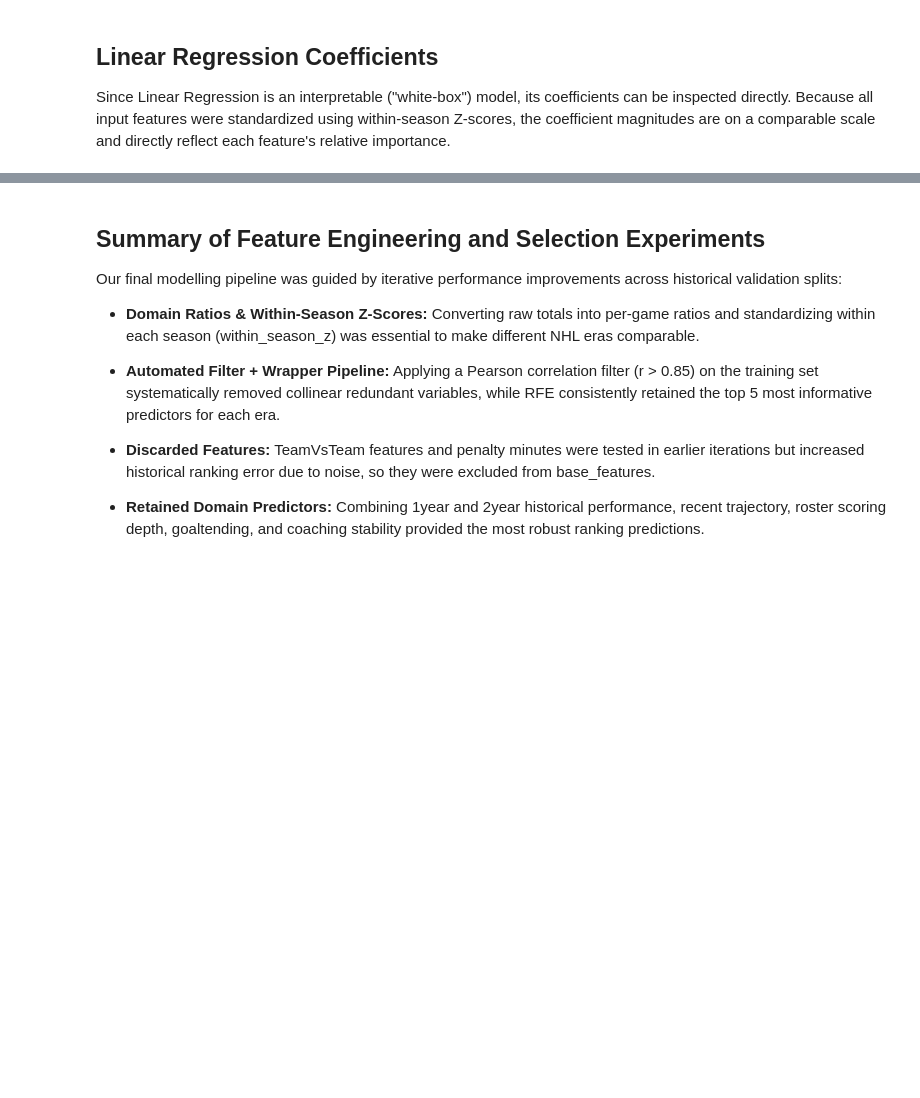
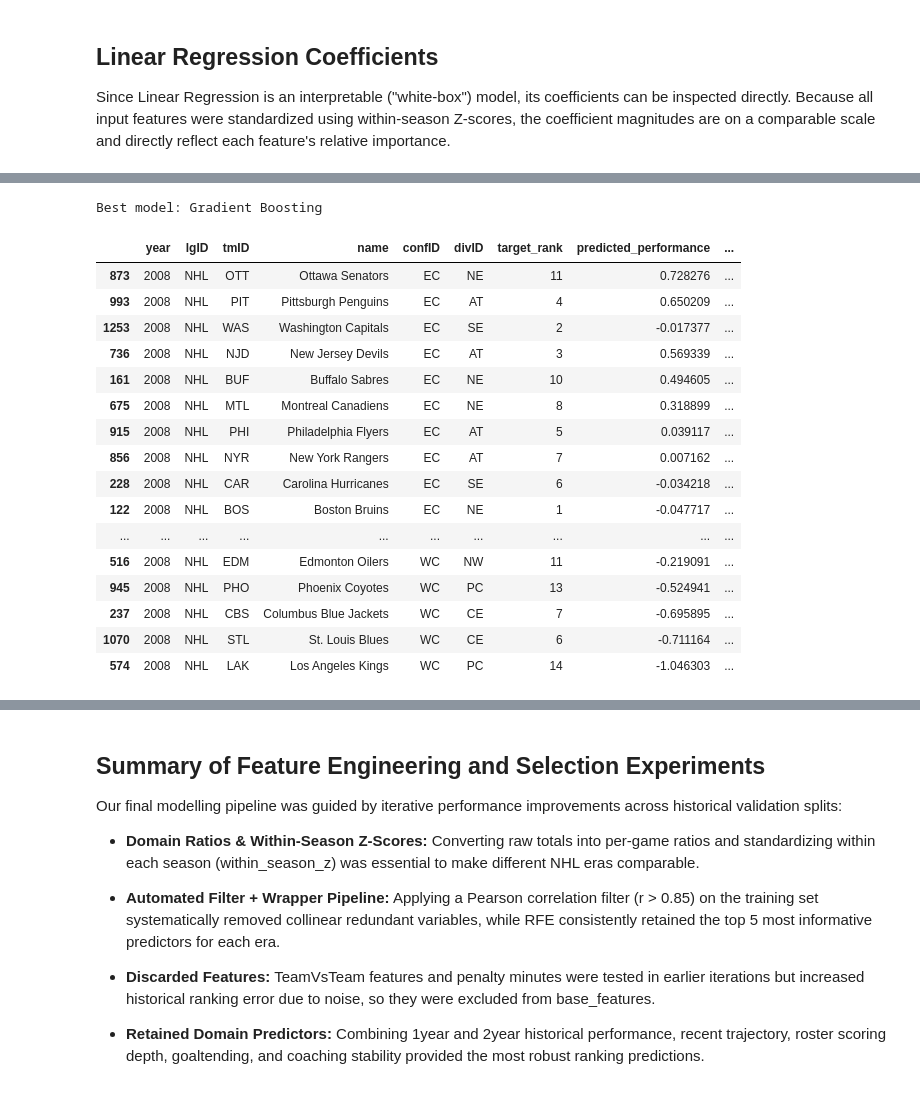
Before and after one commit to RodriguesS2/AC-ML-project, a Jupyter notebook: notebooks/model_Q1.ipynb, the cells around one changed output, grey strips where cells are left out. Drawn from its saved outputs; the diff is of its cells as text; code cells hidden in the pictures; blank space fills up the shorter version.

```diff
--- a/notebooks/model_Q1.ipynb
+++ b/notebooks/model_Q1.ipynb
@@ -795 +1384,58 @@ plt.show()
+# %%
+
+# Select best model for the selected development season
+best_model_name = best_model
+
+test_results = test[
+    [
+        "year",
+        "lgID",
+        "tmID",
+        "name",
+        "confID",
+        "divID",
+        "target_rank"
+    ]
+].copy()
+
+test_results["predicted_performance"] = predictions[best_model_name]
+
+# Calculate predicted regular-season ranking
+test_results["predicted_rank"] = calculate_ranking(
+    test_results,
+    score_col="predicted_performance"
+)
+
+# Calculate individual team ranking errors
+test_results["rank_error"] = (
+    test_results["target_rank"] -
+    test_results["predicted_rank"]
+).abs()
+
+print(f"Best model: {best_model_name}")
+
+display(
+    test_results.sort_values(
+        ["confID", "predicted_rank"]
+    )
+)
+# %% [output]
+Best model: Gradient Boosting
+|  | year | lgID | tmID | name | confID | divID | target_rank | predicted_performance | ... |
+| 873 | 2008 | NHL | OTT | Ottawa Senators | EC | NE | 11 | 0.728276 | ... |
+| 993 | 2008 | NHL | PIT | Pittsburgh Penguins | EC | AT | 4 | 0.650209 | ... |
+| 1253 | 2008 | NHL | WAS | Washington Capitals | EC | SE | 2 | -0.017377 | ... |
+| 736 | 2008 | NHL | NJD | New Jersey Devils | EC | AT | 3 | 0.569339 | ... |
+| 161 | 2008 | NHL | BUF | Buffalo Sabres | EC | NE | 10 | 0.494605 | ... |
+| 675 | 2008 | NHL | MTL | Montreal Canadiens | EC | NE | 8 | 0.318899 | ... |
+| 915 | 2008 | NHL | PHI | Philadelphia Flyers | EC | AT | 5 | 0.039117 | ... |
+| 856 | 2008 | NHL | NYR | New York Rangers | EC | AT | 7 | 0.007162 | ... |
+| 228 | 2008 | NHL | CAR | Carolina Hurricanes | EC | SE | 6 | -0.034218 | ... |
+| 122 | 2008 | NHL | BOS | Boston Bruins | EC | NE | 1 | -0.047717 | ... |
+| ... | ... | ... | ... | ... | ... | ... | ... | ... | ... |
+| 516 | 2008 | NHL | EDM | Edmonton Oilers | WC | NW | 11 | -0.219091 | ... |
+| 945 | 2008 | NHL | PHO | Phoenix Coyotes | WC | PC | 13 | -0.524941 | ... |
+| 237 | 2008 | NHL | CBS | Columbus Blue Jackets | WC | CE | 7 | -0.695895 | ... |
+| 1070 | 2008 | NHL | STL | St. Louis Blues | WC | CE | 6 | -0.711164 | ... |
+| 574 | 2008 | NHL | LAK | Los Angeles Kings | WC | PC | 14 | -1.046303 | ... |
 # %% [markdown]
```
Also changed, not shown: parts of 57 cells of this notebook, 2 other files.
